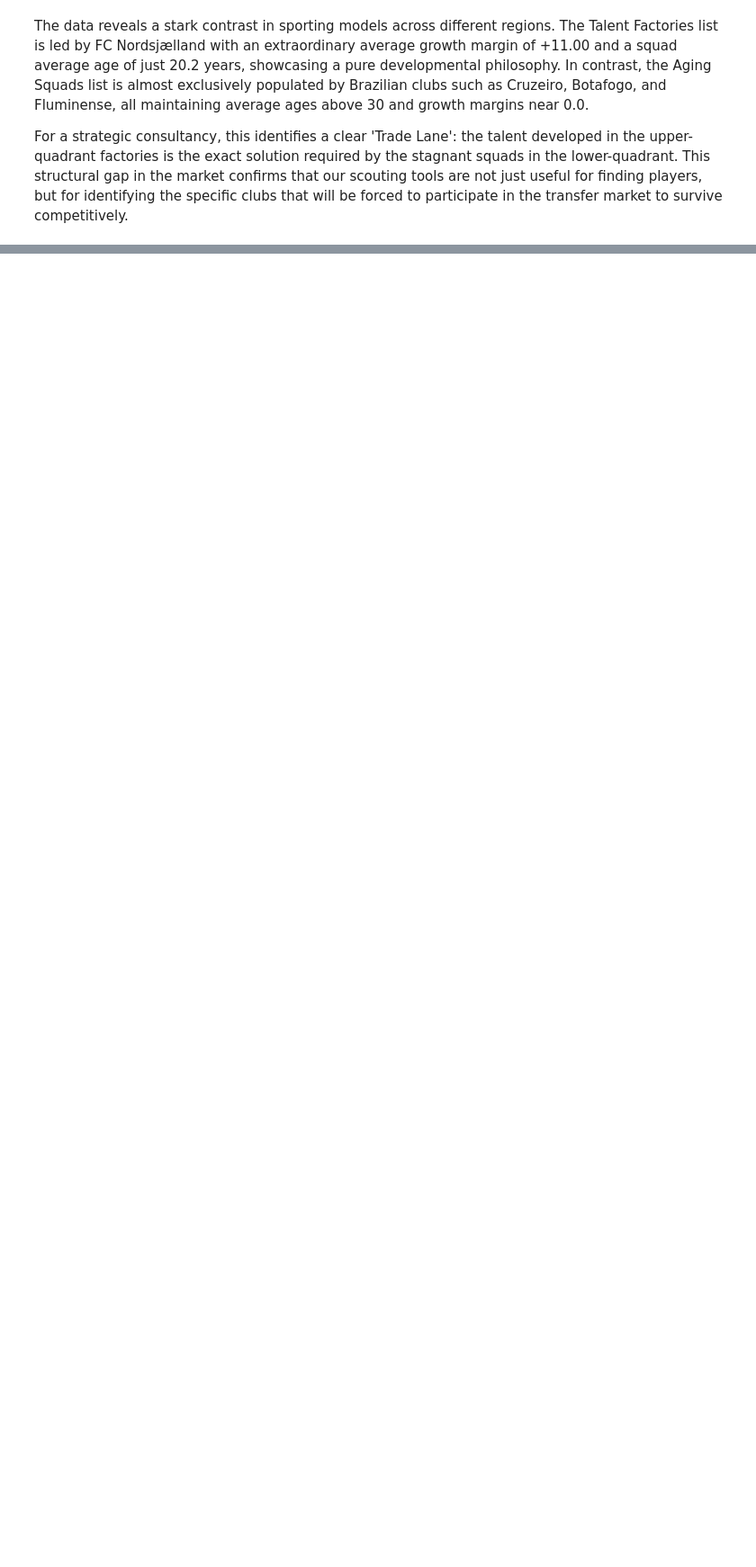
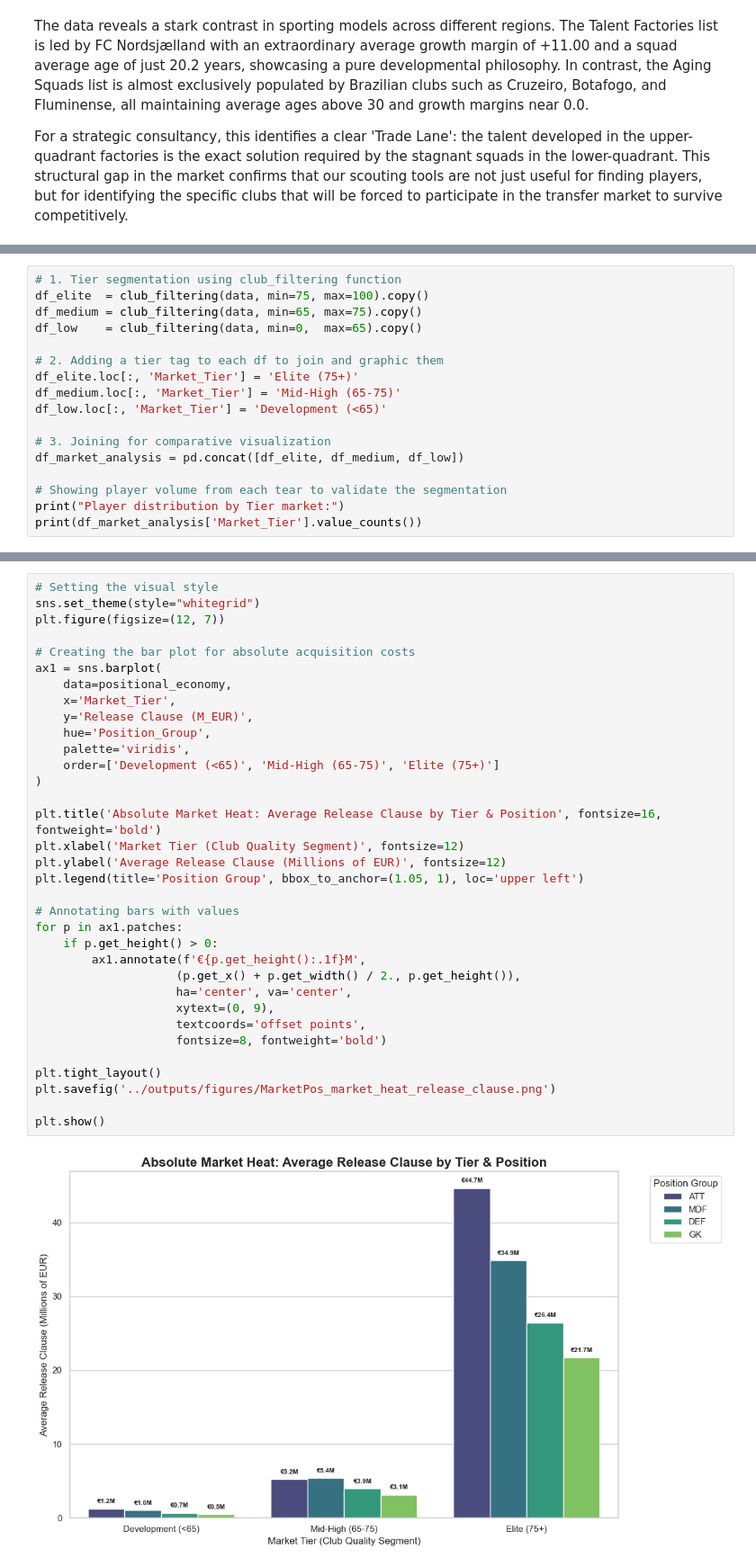
Before and after one commit to dalarconro/FIFA18_Python_Analysis, a Jupyter notebook: notebooks/03_analysis.ipynb, the cells around one changed output, grey strips where cells are left out. Shown at 90% size. Saved outputs shown, nothing was run; the diff lists cells and outputs as text; blank space fills up the shorter version.

Commit message:
Position analysis made

```diff
--- a/notebooks/03_analysis.ipynb
+++ b/notebooks/03_analysis.ipynb
@@ -644,0 +607,17 @@ plt.show()
+# %%
+# 1. Tier segmentation using club_filtering function
+df_elite  = club_filtering(data, min=75, max=100).copy()
+df_medium = club_filtering(data, min=65, max=75).copy()
+df_low    = club_filtering(data, min=0,  max=65).copy()
+
+# 2. Adding a tier tag to each df to join and graphic them
+df_elite.loc[:, 'Market_Tier'] = 'Elite (75+)'
+df_medium.loc[:, 'Market_Tier'] = 'Mid-High (65-75)'
+df_low.loc[:, 'Market_Tier'] = 'Development (<65)'
+
+# 3. Joining for comparative visualization
+df_market_analysis = pd.concat([df_elite, df_medium, df_low])
+
+# Showing player volume from each tear to validate the segmentation
+print("Player distribution by Tier market:")
+print(df_market_analysis['Market_Tier'].value_counts())
@@ -644,0 +785,36 @@ plt.show()
+# %%
+# Setting the visual style
+sns.set_theme(style="whitegrid")
+plt.figure(figsize=(12, 7))
+
+# Creating the bar plot for absolute acquisition costs
+ax1 = sns.barplot(
+    data=positional_economy,
+    x='Market_Tier',
+    y='Release Clause (M_EUR)',
+    hue='Position_Group',
+    palette='viridis',
+    order=['Development (<65)', 'Mid-High (65-75)', 'Elite (75+)']
+)
+
+plt.title('Absolute Market Heat: Average Release Clause by Tier & Position', fontsize=16, fontweight='bold')
+plt.xlabel('Market Tier (Club Quality Segment)', fontsize=12)
+plt.ylabel('Average Release Clause (Millions of EUR)', fontsize=12)
+plt.legend(title='Position Group', bbox_to_anchor=(1.05, 1), loc='upper left')
+
+# Annotating bars with values
+for p in ax1.patches:
+    if p.get_height() > 0:
+        ax1.annotate(f'€{p.get_height():.1f}M',
+                    (p.get_x() + p.get_width() / 2., p.get_height()),
+                    ha='center', va='center',
+                    xytext=(0, 9),
+                    textcoords='offset points',
+                    fontsize=8, fontweight='bold')
+
+plt.tight_layout()
+plt.savefig('../outputs/figures/MarketPos_market_heat_release_clause.png')
+
+plt.show()
+# %% [output]
+[figure, added]
```
Also changed, not shown: parts of 27 cells of this notebook, 9 other files.
